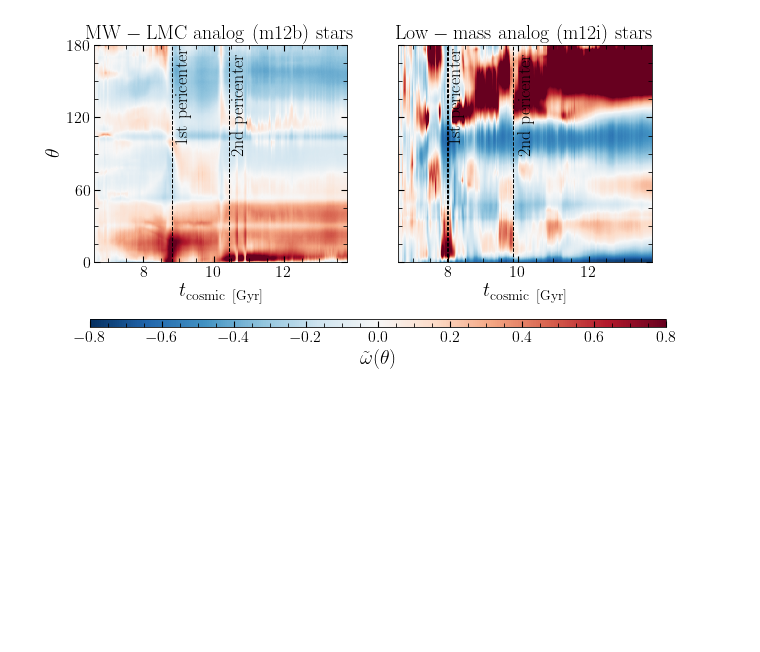
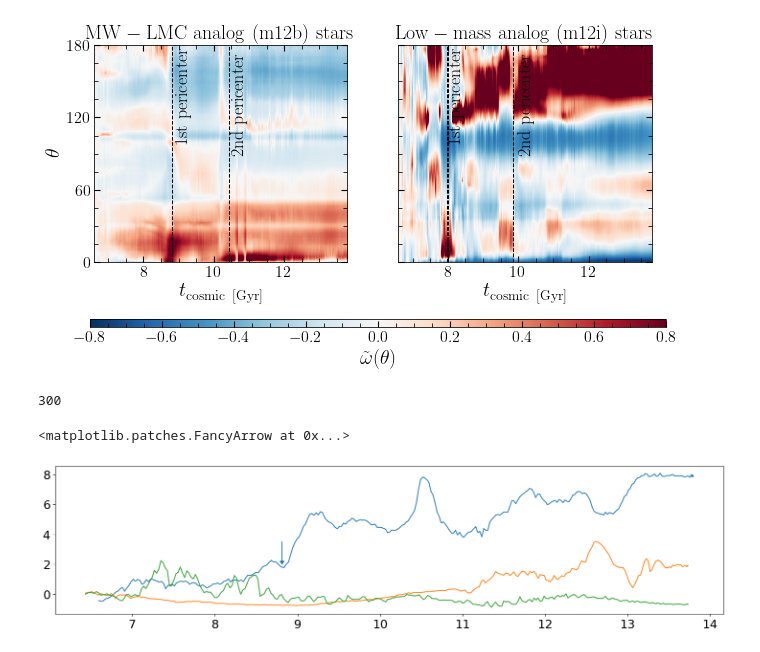
Before and after one commit to jngaravitoc/poles_in_cosmos, a Jupyter notebook: notebooks/Correlation function analysis Figures 6 - 7.ipynb, the cells around one changed output. Cells and saved outputs as stored; diff of their text form; code cells hidden in the pictures; blank space fills up the shorter version.

```diff
--- a/notebooks/Correlation function analysis Figures 6 - 7.ipynb
+++ b/notebooks/Correlation function analysis Figures 6 - 7.ipynb
@@ -100,19 +100,19 @@ for i in range(300, 591, 10):
 
 # subhalos
 
-m12i_wsub = np.loadtxt('../data/corrfunc/m12i_wmatrix_corrfunc_50_300_subhalos_sats_False.txt')
+#m12i_wsub = np.loadtxt('../data/corrfunc/m12i_wmatrix_corrfunc_50_300_subhalos_sats_False.txt')
 
 # satellites
-m12i_wsat = np.loadtxt('../data/corrfunc/m12i_wmatrix_corrfunc_50_300_subhalos_sats_True.txt')
+#m12i_wsat = np.loadtxt('../data/corrfunc/m12i_wmatrix_corrfunc_50_300_subhalos_sats_True.txt')
 
 
 # DM particles
 m12i_dm = np.zeros((300, 180))
-m12i_st = np.zeros((300, 180))
+#m12i_st = np.zeros((300, 180))
 
 for i in range(300, 591, 10):
-    m12i_dm[i-300:i-290] = np.loadtxt('../data/corrfunc/m12i_wmatrix_corrfunc_50_300_dark_particles_sats_False_snaps_{:03d}_{:03d}.txt'.format(i, i+10))
-    m12i_st[i-300:i-290] = np.loadtxt('../data/corrfunc/m12i_wmatrix_corrfunc_50_300_star_particles_sats_False_snaps_{:03d}_{:03d}.txt'.format(i, i+10))
+    m12i_dm[i-300:i-290] = np.loadtxt('../scripts/m12i_wmatrix_corrfunc_50_150_dark_particles_sats3_True_snaps_{:03d}_{:03d}.txt'.format(i, i+10))
+    #m12i_st[i-300:i-290] = np.loadtxt('../data/corrfunc/m12i_wmatrix_corrfunc_50_300_star_particles_sats_False_snaps_{:03d}_{:03d}.txt'.format(i, i+10))
 
 
 # Stars
@@ -390,6 +396,20 @@ ax[1].text(10, 90,  r'$\rm{2nd\ pericenter}$', rotation=90, color='k')
 # %% [output]
 Text(10, 90, '$\\rm{2nd\\ pericenter}$')
 [figure]
+# %%
+len(m12b_dm)
+# %% [output]
+300
+# %%
+fig, ax = plt.subplots(1, 1, figsize=(18, 4), sharex=True, sharey=False)
+ax.plot(m12b_t[300:-1], (m12b_dm[:,36]/np.mean(m12b_dm[0:15,36])) - 1, lw=1.5, label=r'$\rm{MW-LMC\ analog}$ $(m12b)$', alpha=0.9, c='C0')
+ax.plot(m12r_t[300:-1], (m12r_dm[:,36]/np.mean(m12r_dm[0:15,36])) - 1, lw=1.5, label=r'$\rm{MW-LMC\ analog}$ $(m12b)$', alpha=0.9, c='C1')
+ax.plot(m12w_t[300:-1], (m12w_dm[:,36]/np.mean(m12w_dm[0:15,36])) - 1, lw=1.5, label=r'$\rm{MW-LMC\ analog}$ $(m12b)$', alpha=0.9, c='C2')
+
+ax.arrow(m12b_t[385], 3.5, 0, -1.3, head_width=0.05, head_length=0.2, color='C0')
+# %% [output]
+<matplotlib.patches.FancyArrow at 0x...>
+[figure, added]
 # %%
 fig, ax = plt.subplots(2, 1, figsize=(18, 8), sharex=True, sharey=False)
 ax[0].plot(m12b_t[300:-1], (m12b_dm[:,36]/m12b_dm[0,36]) - 1, lw=1.5, label=r'$\rm{MW-LMC\ analog}$ $(m12b)$', alpha=0.9, c='C0')
```
Also changed, not shown: parts of 16 cells of this notebook, 30 other files.
